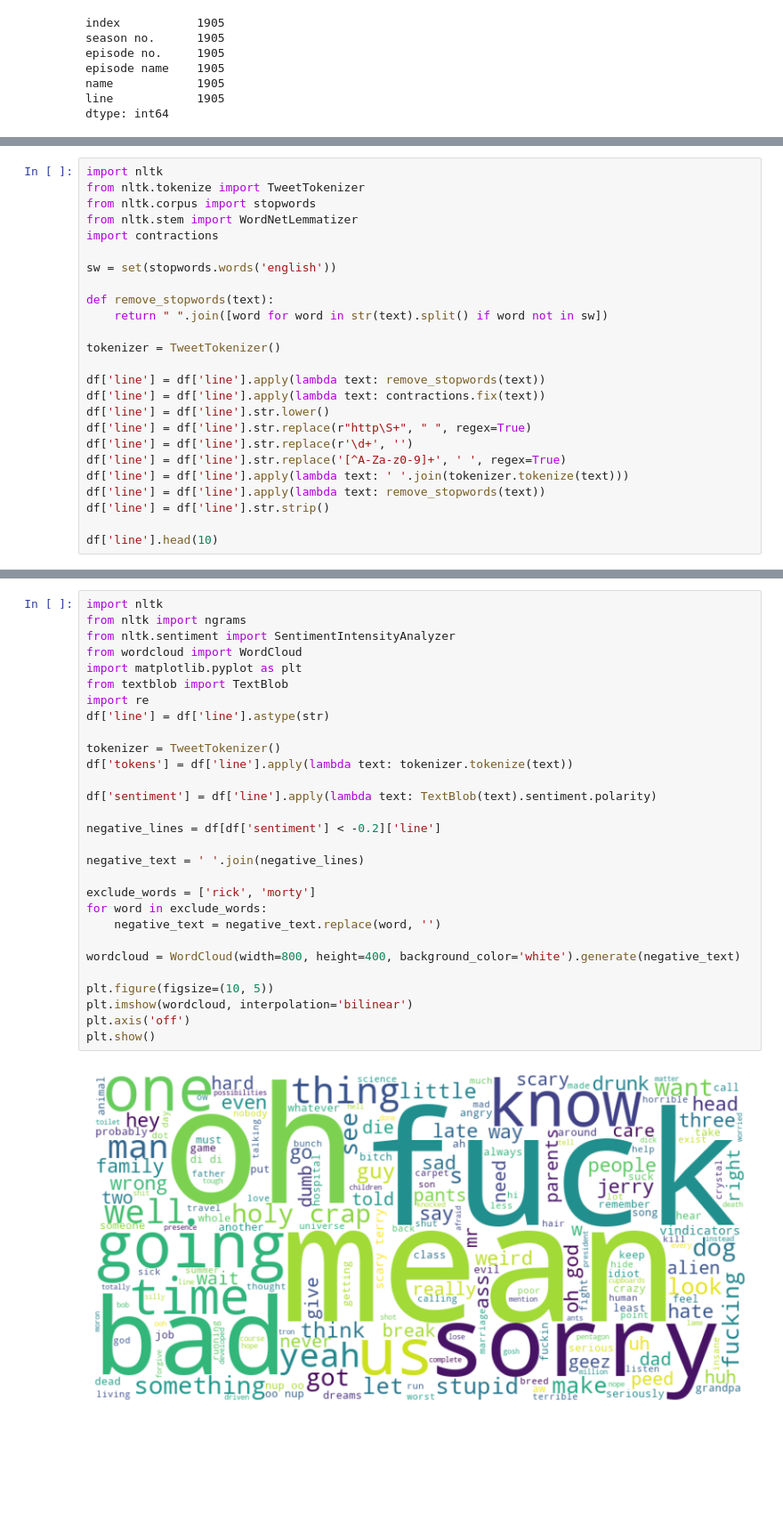
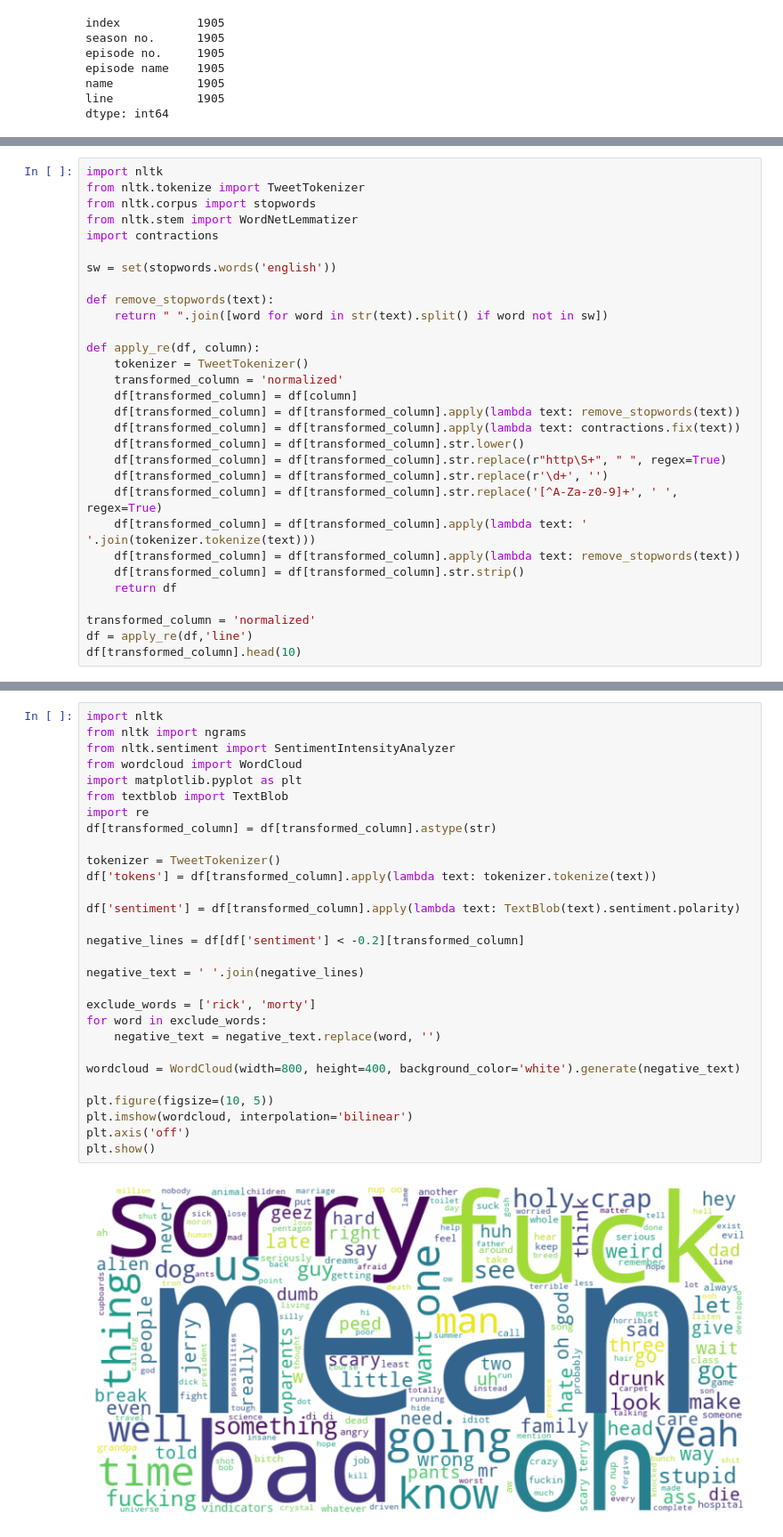
Before and after one commit to grumpycatyo-collab/heavy-rick-metal, a Jupyter notebook: Sentiment Analysis Pickle Rick.ipynb, the cells around one changed output, grey strips where cells are left out. Shown: that part at 89% size. Cells and saved outputs as stored; diff of their text form; blank space fills up the shorter version.

```diff
--- a/Sentiment Analysis Pickle Rick.ipynb
+++ b/Sentiment Analysis Pickle Rick.ipynb
@@ -72,19 +72,24 @@ sw = set(stopwords.words('english'))
 def remove_stopwords(text):
     return " ".join([word for word in str(text).split() if word not in sw])
 
-tokenizer = TweetTokenizer()
+def apply_re(df, column):
+    tokenizer = TweetTokenizer()
+    transformed_column = 'normalized'
+    df[transformed_column] = df[column]
+    df[transformed_column] = df[transformed_column].apply(lambda text: remove_stopwords(text))
+    df[transformed_column] = df[transformed_column].apply(lambda text: contractions.fix(text))
+    df[transformed_column] = df[transformed_column].str.lower()
+    df[transformed_column] = df[transformed_column].str.replace(r"http\S+", " ", regex=True)
+    df[transformed_column] = df[transformed_column].str.replace(r'\d+', '')
+    df[transformed_column] = df[transformed_column].str.replace('[^A-Za-z0-9]+', ' ', regex=True)
+    df[transformed_column] = df[transformed_column].apply(lambda text: ' '.join(tokenizer.tokenize(text)))
+    df[transformed_column] = df[transformed_column].apply(lambda text: remove_stopwords(text))
+    df[transformed_column] = df[transformed_column].str.strip()
+    return df
 
-df['line'] = df['line'].apply(lambda text: remove_stopwords(text))
-df['line'] = df['line'].apply(lambda text: contractions.fix(text))
-df['line'] = df['line'].str.lower()
-df['line'] = df['line'].str.replace(r"http\S+", " ", regex=True)
-df['line'] = df['line'].str.replace(r'\d+', '')
-df['line'] = df['line'].str.replace('[^A-Za-z0-9]+', ' ', regex=True)
-df['line'] = df['line'].apply(lambda text: ' '.join(tokenizer.tokenize(text)))
-df['line'] = df['line'].apply(lambda text: remove_stopwords(text))
-df['line'] = df['line'].str.strip()
-
-df['line'].head(10)
+transformed_column = 'normalized'
+df = apply_re(df,'line')
+df[transformed_column].head(10)
 # %% [output]
 0                          morty got come jus got come
 1                                           rick going
@@ -100,34 +105,34 @@ Name: line, dtype: object
 # %%
 import nltk
 from nltk import ngrams
 from nltk.sentiment import SentimentIntensityAnalyzer
 from wordcloud import WordCloud
 import matplotlib.pyplot as plt
 from textblob import TextBlob
 import re
-df['line'] = df['line'].astype(str)
+df[transformed_column] = df[transformed_column].astype(str)
 
 tokenizer = TweetTokenizer()
-df['tokens'] = df['line'].apply(lambda text: tokenizer.tokenize(text))
+df['tokens'] = df[transformed_column].apply(lambda text: tokenizer.tokenize(text))
 
-df['sentiment'] = df['line'].apply(lambda text: TextBlob(text).sentiment.polarity)
+df['sentiment'] = df[transformed_column].apply(lambda text: TextBlob(text).sentiment.polarity)
 
-negative_lines = df[df['sentiment'] < -0.2]['line']
+negative_lines = df[df['sentiment'] < -0.2][transformed_column]
 
 negative_text = ' '.join(negative_lines)
 
 exclude_words = ['rick', 'morty']
 for word in exclude_words:
     negative_text = negative_text.replace(word, '')
 
 wordcloud = WordCloud(width=800, height=400, background_color='white').generate(negative_text)
 
 plt.figure(figsize=(10, 5))
 plt.imshow(wordcloud, interpolation='bilinear')
 plt.axis('off')
 plt.show()
 # %% [output]
-[figure, old version]
+[figure, new version]
 # %%
 import itertools
 import collections
```
Also changed, not shown: parts of 7 cells of this notebook, 1 other file.
